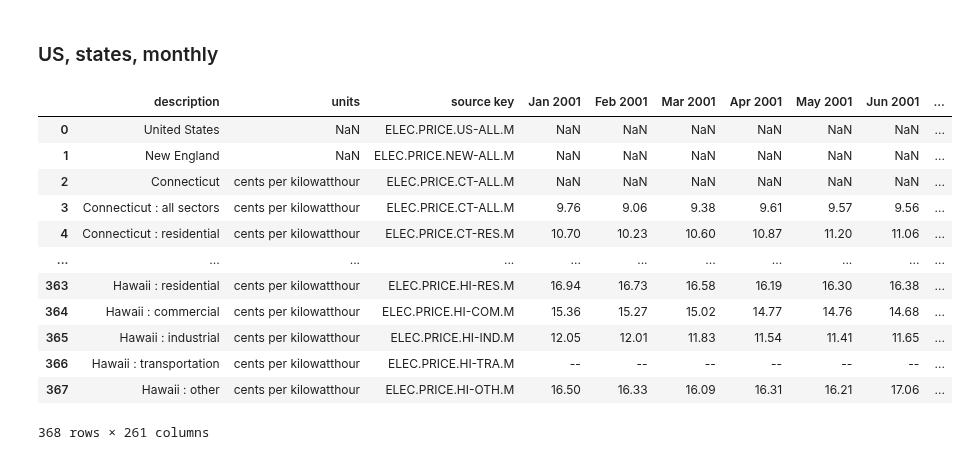
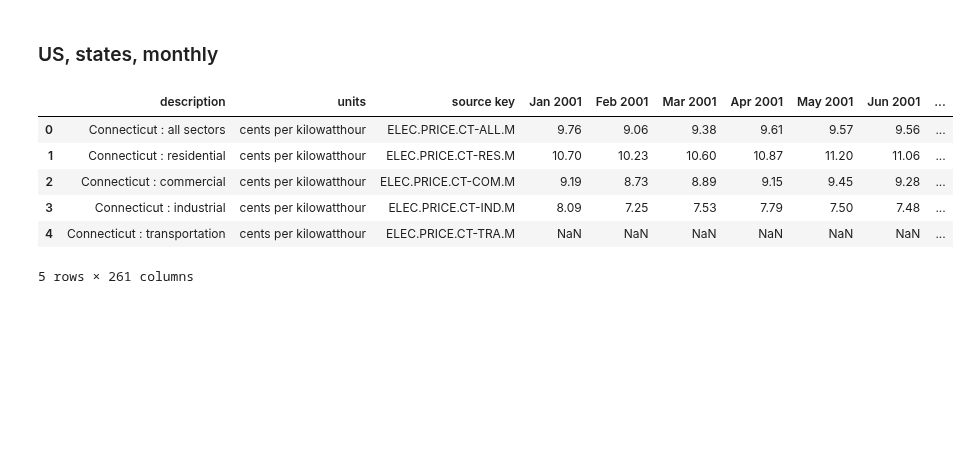
Before and after one commit to trangnv/electricity-prices, a Jupyter notebook: EDA.ipynb, the cells around one changed output. Drawn from its saved outputs; the diff is of its cells as text; code cells hidden in the pictures; blank space fills up the shorter version.

```diff
--- a/EDA.ipynb
+++ b/EDA.ipynb
@@ -4,19 +4,13 @@ import numpy as np
 # %% [markdown]
 ### US, states, monthly
 # %%
-df = pd.read_csv("data/us/Average_retail_price_of_electricity_states.csv")
-df
+df = pd.read_csv("data/us/Average_retail_price_of_electricity_US_states.csv")
+df.head()
 # %% [output]
 |  | description | units | source key | Jan 2001 | Feb 2001 | Mar 2001 | Apr 2001 | May 2001 | Jun 2001 | ... |
-| 0 | United States | NaN | ELEC.PRICE.US-ALL.M | NaN | NaN | NaN | NaN | NaN | NaN | ... |
-| 1 | New England | NaN | ELEC.PRICE.NEW-ALL.M | NaN | NaN | NaN | NaN | NaN | NaN | ... |
-| 2 | Connecticut | cents per kilowatthour | ELEC.PRICE.CT-ALL.M | NaN | NaN | NaN | NaN | NaN | NaN | ... |
-| 3 | Connecticut : all sectors | cents per kilowatthour | ELEC.PRICE.CT-ALL.M | 9.76 | 9.06 | 9.38 | 9.61 | 9.57 | 9.56 | ... |
-| 4 | Connecticut : residential | cents per kilowatthour | ELEC.PRICE.CT-RES.M | 10.70 | 10.23 | 10.60 | 10.87 | 11.20 | 11.06 | ... |
-| ... | ... | ... | ... | ... | ... | ... | ... | ... | ... | ... |
-| 363 | Hawaii : residential | cents per kilowatthour | ELEC.PRICE.HI-RES.M | 16.94 | 16.73 | 16.58 | 16.19 | 16.30 | 16.38 | ... |
-| 364 | Hawaii : commercial | cents per kilowatthour | ELEC.PRICE.HI-COM.M | 15.36 | 15.27 | 15.02 | 14.77 | 14.76 | 14.68 | ... |
-| 365 | Hawaii : industrial | cents per kilowatthour | ELEC.PRICE.HI-IND.M | 12.05 | 12.01 | 11.83 | 11.54 | 11.41 | 11.65 | ... |
-| 366 | Hawaii : transportation | cents per kilowatthour | ELEC.PRICE.HI-TRA.M | -- | -- | -- | -- | -- | -- | ... |
-| 367 | Hawaii : other | cents per kilowatthour | ELEC.PRICE.HI-OTH.M | 16.50 | 16.33 | 16.09 | 16.31 | 16.21 | 17.06 | ... |
+| 0 | Connecticut : all sectors | cents per kilowatthour | ELEC.PRICE.CT-ALL.M | 9.76 | 9.06 | 9.38 | 9.61 | 9.57 | 9.56 | ... |
+| 1 | Connecticut : residential | cents per kilowatthour | ELEC.PRICE.CT-RES.M | 10.70 | 10.23 | 10.60 | 10.87 | 11.20 | 11.06 | ... |
+| 2 | Connecticut : commercial | cents per kilowatthour | ELEC.PRICE.CT-COM.M | 9.19 | 8.73 | 8.89 | 9.15 | 9.45 | 9.28 | ... |
+| 3 | Connecticut : industrial | cents per kilowatthour | ELEC.PRICE.CT-IND.M | 8.09 | 7.25 | 7.53 | 7.79 | 7.50 | 7.48 | ... |
+| 4 | Connecticut : transportation | cents per kilowatthour | ELEC.PRICE.CT-TRA.M | NaN | NaN | NaN | NaN | NaN | NaN | ... |
-368 rows × 261 columns
+5 rows × 261 columns
```
Also changed, not shown: parts of 5 cells of this notebook, 2 other files.
